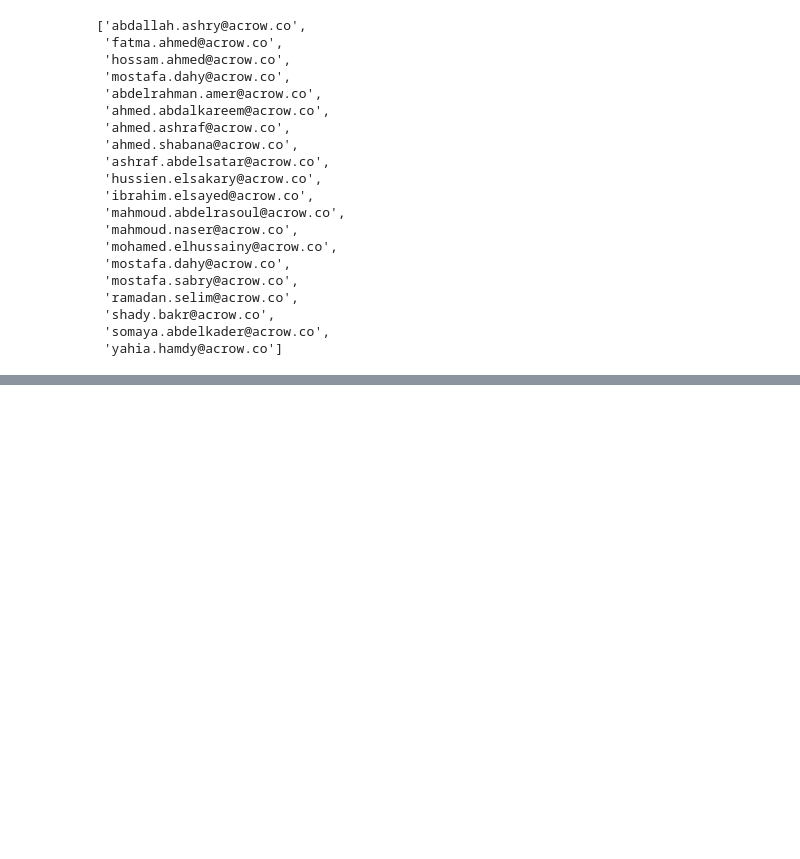
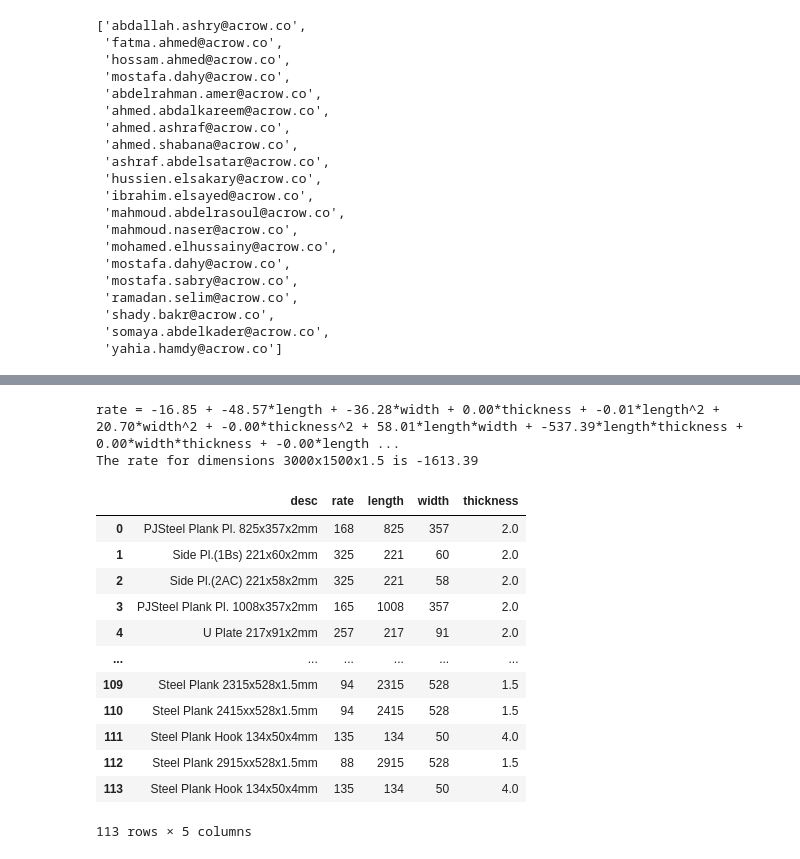
Before and after one commit to AbdallhOmarr/Routing-sheet-project, a Jupyter notebook: notebook.ipynb, the cells around one changed output, grey strips where cells are left out. Cells and saved outputs as stored; diff of their text form; code cells hidden in the pictures; blank space fills up the shorter version.

Commit message:
trail to get equations

```diff
--- a/notebook.ipynb
+++ b/notebook.ipynb
@@ -152,0 +303,51 @@ mails_cc
+# %%
+from sklearn.preprocessing import PolynomialFeatures
+from sklearn.linear_model import LinearRegression
+import pandas as pd
+
+# Load the DataFrame containing length, width, thickness, and rate
+
+# Create the feature matrix X and the target vector y
+X = df[['length', 'width', 'thickness']].values
+y = df['rate'].values
+
+# Create polynomial features up to degree 3
+poly = PolynomialFeatures(degree=3, include_bias=False)
+X_poly = poly.fit_transform(X)
+
+# Fit a linear regression model to the polynomial features
+model = LinearRegression()
+model.fit(X_poly, y)
+
+# Get the coefficients of the polynomial model
+coeffs = model.coef_
+
+# Print the equation of the polynomial model
+print(f"rate = {coeffs[0]:.2f} + {coeffs[1]:.2f}*length + {coeffs[2]:.2f}*width + {coeffs[3]:.2f}*thickness + {coeffs[4]:.2f}*length^2 + {coeffs[5]:.2f}*width^2 + {coeffs[6]:.2f}*thickness^2 + {coeffs[7]:.2f}*length*width + {coeffs[8]:.2f}*length*thickness + {coeffs[9]:.2f}*width*thickness + {coeffs[10]:.2f}*length^3 + {coeffs[11]:.2f}*width^3 + {coeffs[12]:.2f}*thickness^3 + {coeffs[13]:.2f}*length^2*width + {coeffs[14]:.2f}*length^2*thickness + {coeffs[15]:.2f}*width^2*length + {coeffs[16]:.2f}*width^2*thickness + {coeffs[17]:.2f}*thickness^2*length + {coeffs[18]:.2f}*thickness^2*width")
+
+# Predict the rate for new dimensions
+length = 3000
+width = 1500
+thickness = 1.5
+X_new = poly.transform([[length, width, thickness]])
+rate = model.predict(X_new)
+print(f"The rate for dimensions {length}x{width}x{thickness} is {rate[0]:.2f}")
+# %% [output]
+rate = -16.85 + -48.57*length + -36.28*width + 0.00*thickness + -0.01*length^2 + 20.70*width^2 + -0.00*thickness^2 + 58.01*length*width + -537.39*length*thickness + 0.00*width*thickness + -0.00*length ...
+The rate for dimensions 3000x1500x1.5 is -1613.39
+# %%
+df
+# %% [output]
+|  | desc | rate | length | width | thickness |
+| 0 | PJSteel Plank Pl. 825x357x2mm | 168 | 825 | 357 | 2.0 |
+| 1 | Side Pl.(1Bs) 221x60x2mm | 325 | 221 | 60 | 2.0 |
+| 2 | Side Pl.(2AC) 221x58x2mm | 325 | 221 | 58 | 2.0 |
+| 3 | PJSteel Plank Pl. 1008x357x2mm | 165 | 1008 | 357 | 2.0 |
+| 4 | U Plate 217x91x2mm | 257 | 217 | 91 | 2.0 |
+| ... | ... | ... | ... | ... | ... |
+| 109 | Steel Plank 2315x528x1.5mm | 94 | 2315 | 528 | 1.5 |
+| 110 | Steel Plank 2415xx528x1.5mm | 94 | 2415 | 528 | 1.5 |
+| 111 | Steel Plank Hook 134x50x4mm | 135 | 134 | 50 | 4.0 |
+| 112 | Steel Plank 2915xx528x1.5mm | 88 | 2915 | 528 | 1.5 |
+| 113 | Steel Plank Hook 134x50x4mm | 135 | 134 | 50 | 4.0 |
+113 rows × 5 columns
```
Also changed, not shown: parts of 33 cells of this notebook, 4 other files.
